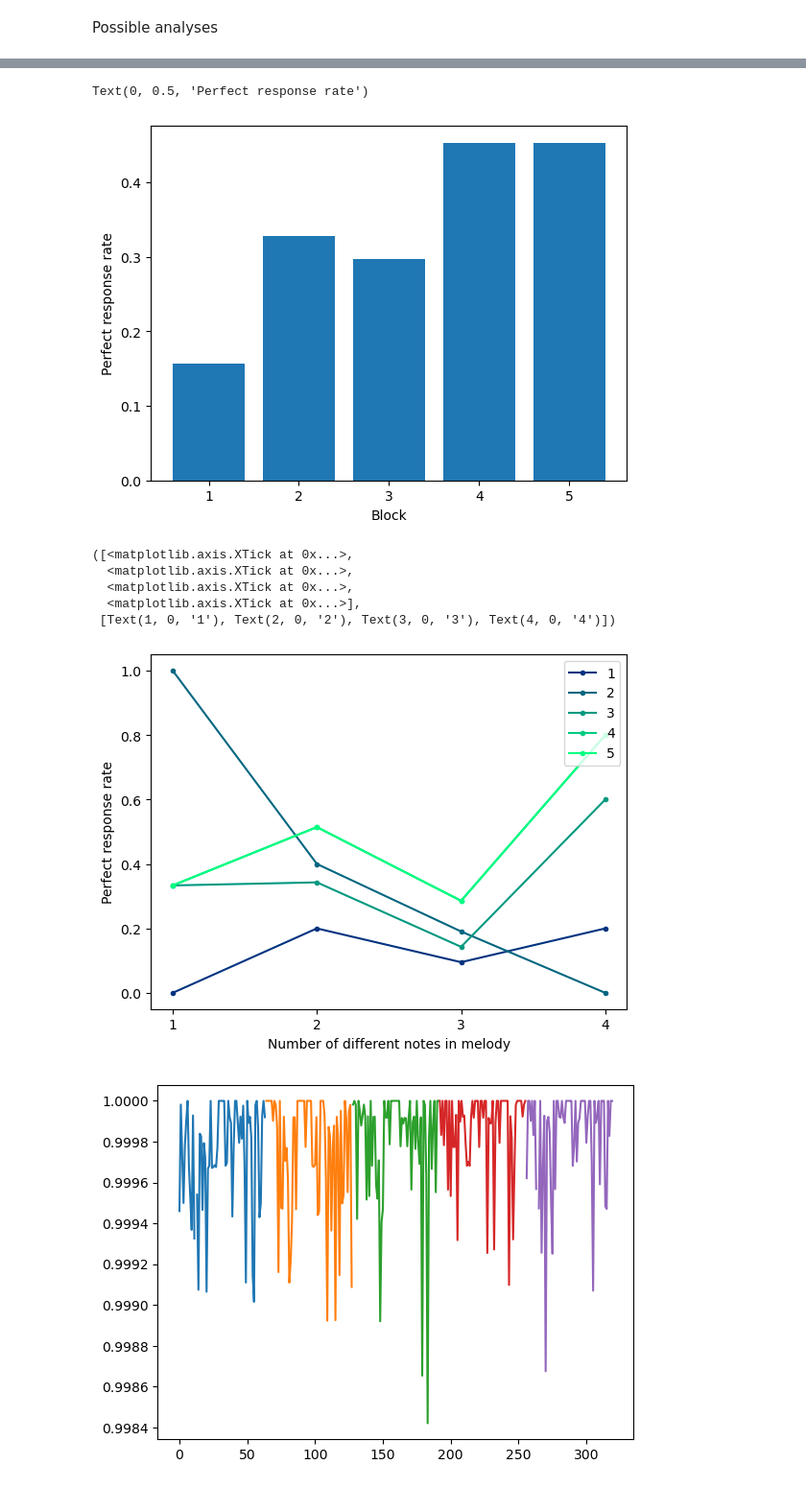
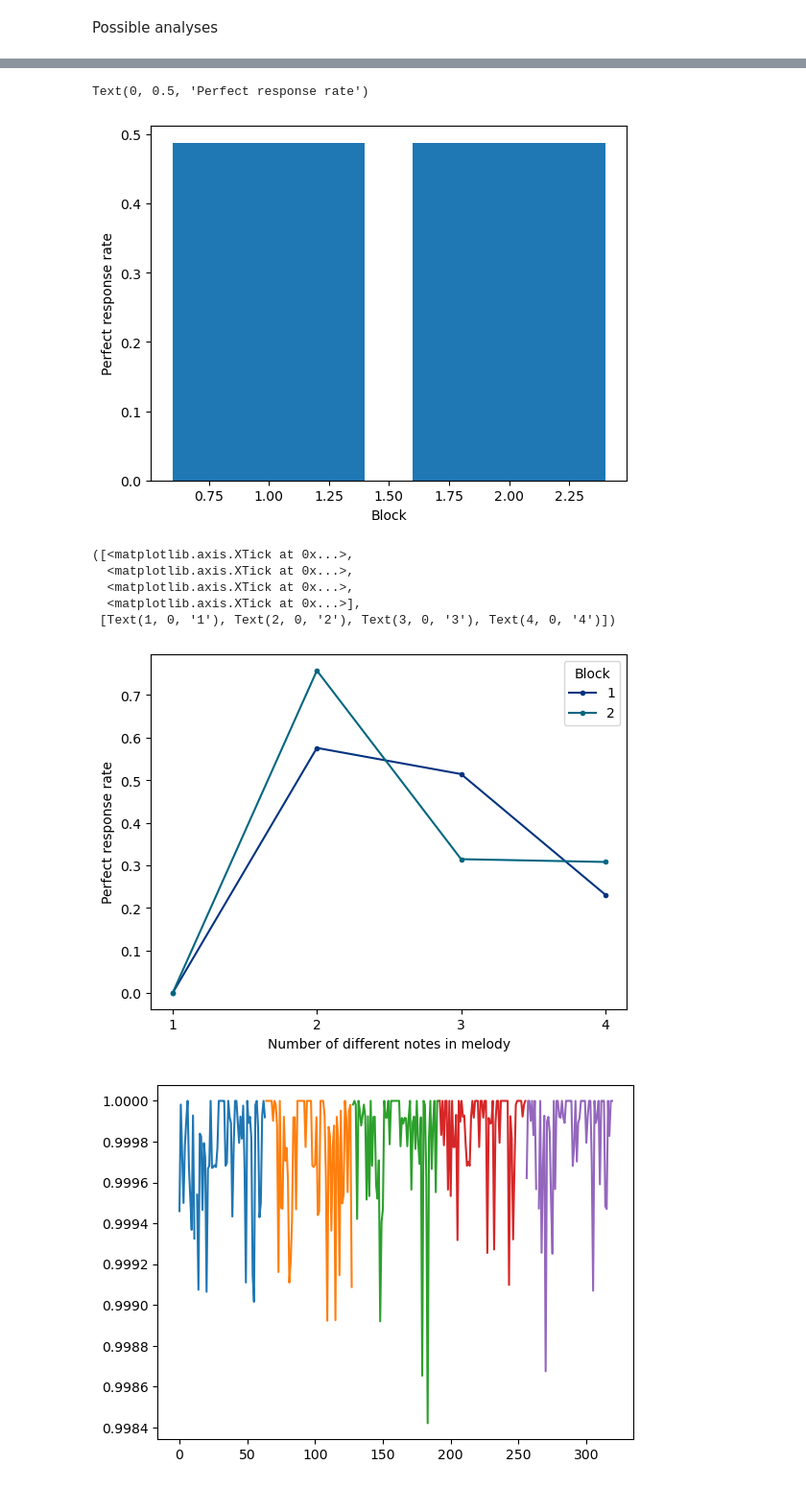
Before and after one commit to haiqin-zhang/AM_stimuli, a Jupyter notebook: stim_scripts/train_analysis/data_analysis.ipynb, the cells around one changed output, grey strips where cells are left out. Shown at 96% size. Drawn from its saved outputs; the diff is of its cells as text; code cells hidden in the pictures.

```diff
--- a/stim_scripts/train_analysis/data_analysis.ipynb
+++ b/stim_scripts/train_analysis/data_analysis.ipynb
@@ -37,14 +37,15 @@ def midi_target(midi_file, chunksize=4):
 #getting all the split lists from the files
 #importing the recorded midi files
 
-cd = midi_target('../raw_training_files_wurli/cd.mid')
+"""cd = midi_target('../raw_training_files_wurli/cd.mid')
 cde = midi_target('../raw_training_files_wurli/cde.mid')
 cdef = midi_target('../raw_training_files_wurli/cdef.mid')
 d_ef = midi_target('../raw_training_files_wurli/def.mid')
 efg = midi_target('../raw_training_files_wurli/efg.mid')
 ef = midi_target('../raw_training_files_wurli/ef.mid')
 fg = midi_target('../raw_training_files_wurli/fg.mid')
-cdefg = midi_target('../raw_training_files_wurli/cdefg.mid')
+cdefg = midi_target('../raw_training_files_wurli/cdefg.mid')"""
+exampleset = midi_target('../raw_training_files_wurli/passive listening.mid')
 
 #append the files in the correct presentation order to have the full set
 
@@ -134,10 +135,12 @@ fullset = cd+cde <-- define the melodies used in the psychopy test
 results = resp_pd(result_file, fullset)
 """
 def resp_pd(file, exampleset):
+    print(file)
     #load user responses
     #make sure that the length of target column is same as length of results
     results = pd.read_csv(file)
 
+    results['subject'] = file.split('.')[1][-2:]
     #participant responses are lists embedded in strings so we have to change it back to a list
     results['notes_vector'] = [ast.literal_eval(x) for x in results['notes_vector']]
 
@@ -165,15 +168,13 @@ def resp_pd(file, exampleset):
 #PARAMETERS
 
 #define the number of cycles in the training
-numcycles = 5
-#define the list of targets
-fullset = cd+cde+d_ef+ef+fg+efg+cdef+cdefg
-fullset = fullset*numcycles
+numcycles = 2
+fullset = exampleset*numcycles
 # %%
 #SUBJECT INFO
 
 #define which files are being used
-subject_file = 'train_responses_matthew.csv'
+subject_file = './responses/train_responses_01.csv'
 
 #preparing a dataframe for the subject
 subj_res = resp_pd(subject_file, fullset)
@@ -261,31 +263,31 @@ plt.xlabel('Block')
 plt.ylabel('Perfect response rate')
 # %% [output]
 Text(0, 0.5, 'Perfect response rate')
-[figure, old version]
+[figure, new version]
 # %%
 #scores sorted by difficulty
-for block in range(1, 6):
+for block in range(1, numcycles+1):
     res_temp = subj_res[subj_res['block']==block]
 
     diff_score = []
     for i in range(1,5):
         diff = res_temp[res_temp['type'] == i]
         diff_score.append(np.mean(diff['correct']))
         #score = np.mean(diff['correct'])
         #plt.scatter(i, score, c = (0.5, 0.5, float(block)/5), cmap='blues')
     plt.plot(np.arange(1, 5, 1), diff_score, c = (0, float(block)/5, 0.5), marker = '.', label = block)
 
-plt.legend(loc = 'upper right')
+plt.legend(loc = 'upper right', title = "Block")
 plt.ylabel('Perfect response rate')
 plt.xlabel('Number of different notes in melody')
 plt.xticks(np.arange(1, 5, 1))
 # %% [output]
 ([<matplotlib.axis.XTick at 0x...>,
   <matplotlib.axis.XTick at 0x...>,
   <matplotlib.axis.XTick at 0x...>,
   <matplotlib.axis.XTick at 0x...>],
  [Text(1, 0, '1'), Text(2, 0, '2'), Text(3, 0, '3'), Text(4, 0, '4')])
-[figure, old version]
+[figure, new version]
 # %%
 #cosine similarity
 for i in range(numcycles):
```
Also changed, not shown: parts of 6 cells of this notebook, 19 other files.
